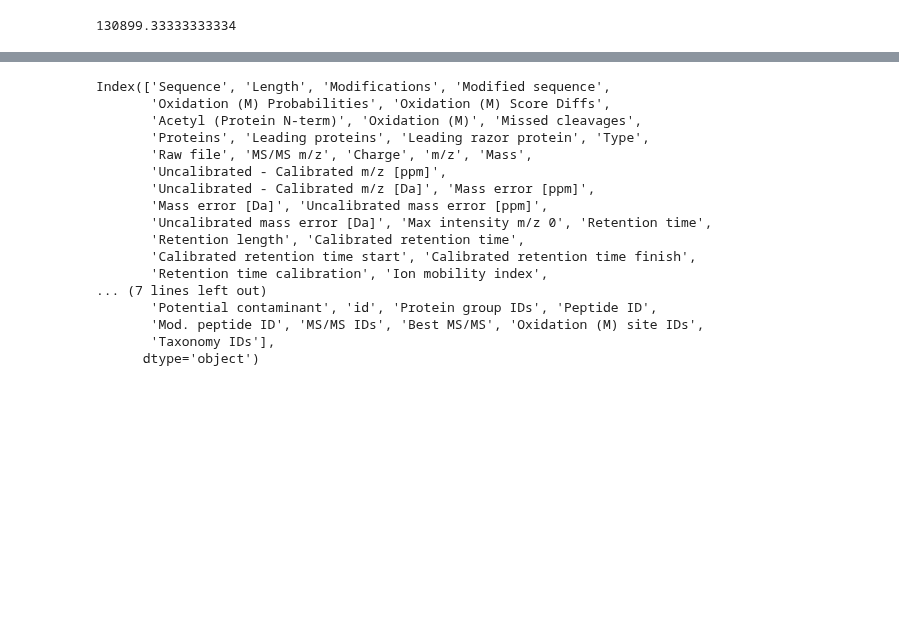
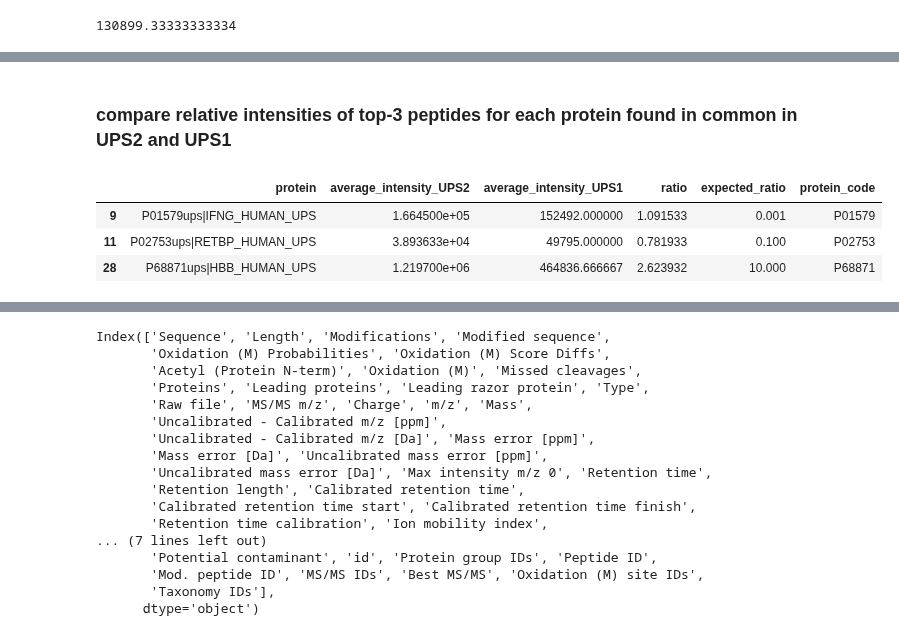
Before and after one commit to WEHI-Proteomics/tfde, a Jupyter notebook: notebooks/paper 2 - UPS2 identifications with MaxQuant.ipynb, the cells around one changed output, grey strips where cells are left out. Drawn from its saved outputs; the diff is of its cells as text; code cells hidden in the pictures; blank space fills up the shorter version.

```diff
--- a/notebooks/paper 2 - UPS2 identifications with MaxQuant.ipynb
+++ b/notebooks/paper 2 - UPS2 identifications with MaxQuant.ipynb
@@ -341,0 +304,2 @@ plt.show()
+# %% [markdown]
+### compare relative intensities of top-3 peptides for each protein found in common in UPS2 and UPS1
@@ -341,0 +315,7 @@ plt.show()
+# %%
+ratios_df.sample(n=3)
+# %% [output]
+|  | protein | average_intensity_UPS2 | average_intensity_UPS1 | ratio | expected_ratio | protein_code |
+| 9 | P01579ups|IFNG_HUMAN_UPS | 1.664500e+05 | 152492.000000 | 1.091533 | 0.001 | P01579 |
+| 11 | P02753ups|RETBP_HUMAN_UPS | 3.893633e+04 | 49795.000000 | 0.781933 | 0.100 | P02753 |
+| 28 | P68871ups|HBB_HUMAN_UPS | 1.219700e+06 | 464836.666667 | 2.623932 | 10.000 | P68871 |
```
Also changed, not shown: parts of 46 cells of this notebook, 1 other file.
